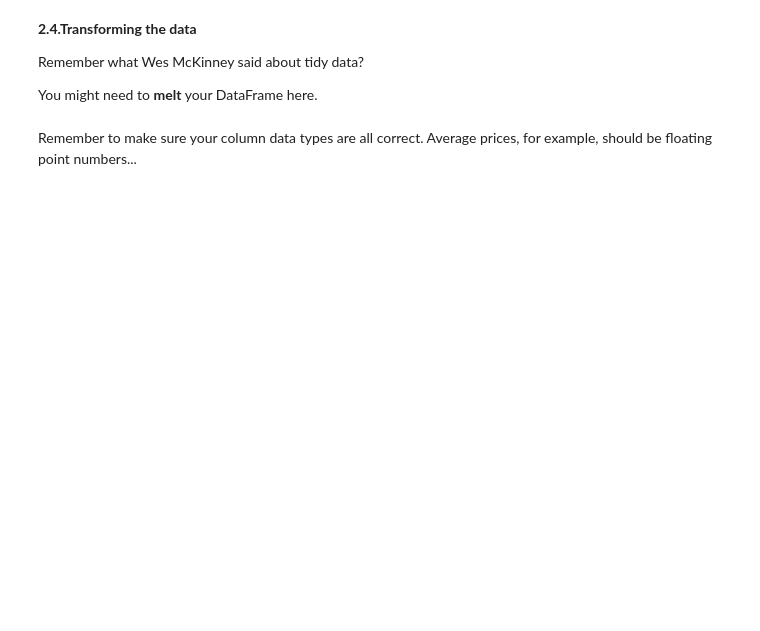
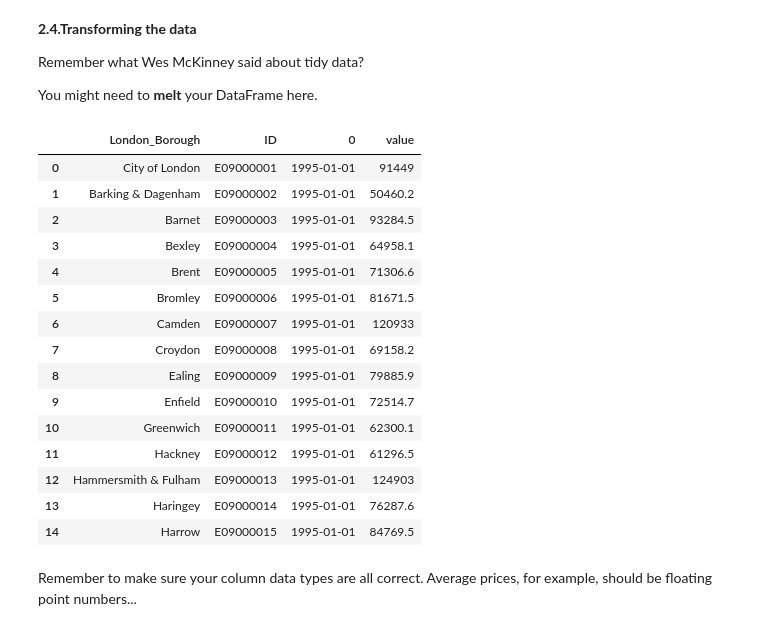
Before and after one commit to AaronCarney/Springboard_A, a Jupyter notebook: Unit4Tier3.ipynb, the cells around one changed output. Saved outputs shown, nothing was run; the diff lists cells and outputs as text; code cells hidden in the pictures; blank space fills up the shorter version.

```diff
--- a/Unit4Tier3.ipynb
+++ b/Unit4Tier3.ipynb
@@ -171,5 +180,25 @@ Name: index, dtype: object
 Remember what Wes McKinney said about tidy data?
 
 You might need to **melt** your DataFrame here.
+# %%
+melt_properties = pd.melt(properties_TIR, id_vars= ['London_Borough', 'ID'])
+melt_properties.head(15)
+# %% [output]
+|  | London_Borough | ID | 0 | value |
+| 0 | City of London | E09000001 | 1995-01-01 | 91449 |
+| 1 | Barking & Dagenham | E09000002 | 1995-01-01 | 50460.2 |
+| 2 | Barnet | E09000003 | 1995-01-01 | 93284.5 |
+| 3 | Bexley | E09000004 | 1995-01-01 | 64958.1 |
+| 4 | Brent | E09000005 | 1995-01-01 | 71306.6 |
+| 5 | Bromley | E09000006 | 1995-01-01 | 81671.5 |
+| 6 | Camden | E09000007 | 1995-01-01 | 120933 |
+| 7 | Croydon | E09000008 | 1995-01-01 | 69158.2 |
+| 8 | Ealing | E09000009 | 1995-01-01 | 79885.9 |
+| 9 | Enfield | E09000010 | 1995-01-01 | 72514.7 |
+| 10 | Greenwich | E09000011 | 1995-01-01 | 62300.1 |
+| 11 | Hackney | E09000012 | 1995-01-01 | 61296.5 |
+| 12 | Hammersmith & Fulham | E09000013 | 1995-01-01 | 124903 |
+| 13 | Haringey | E09000014 | 1995-01-01 | 76287.6 |
+| 14 | Harrow | E09000015 | 1995-01-01 | 84769.5 |
 # %% [markdown]
 Remember to make sure your column data types are all correct. Average prices, for example, should be floating point numbers...
```
Also changed, not shown: parts of 8 cells of this notebook.
